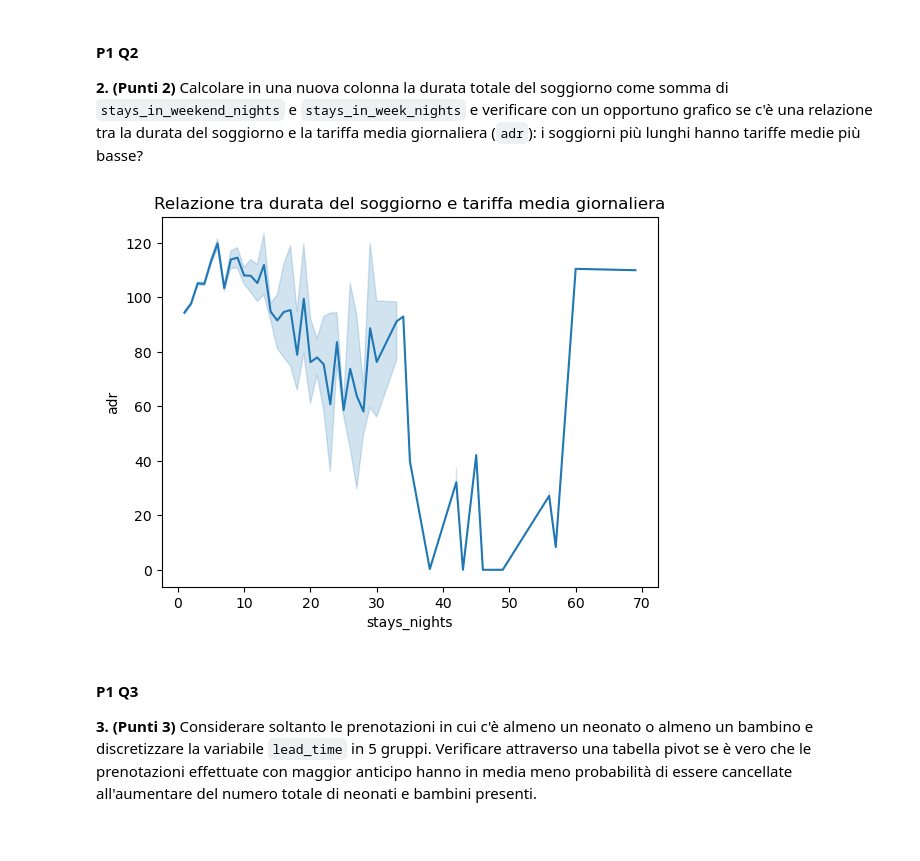
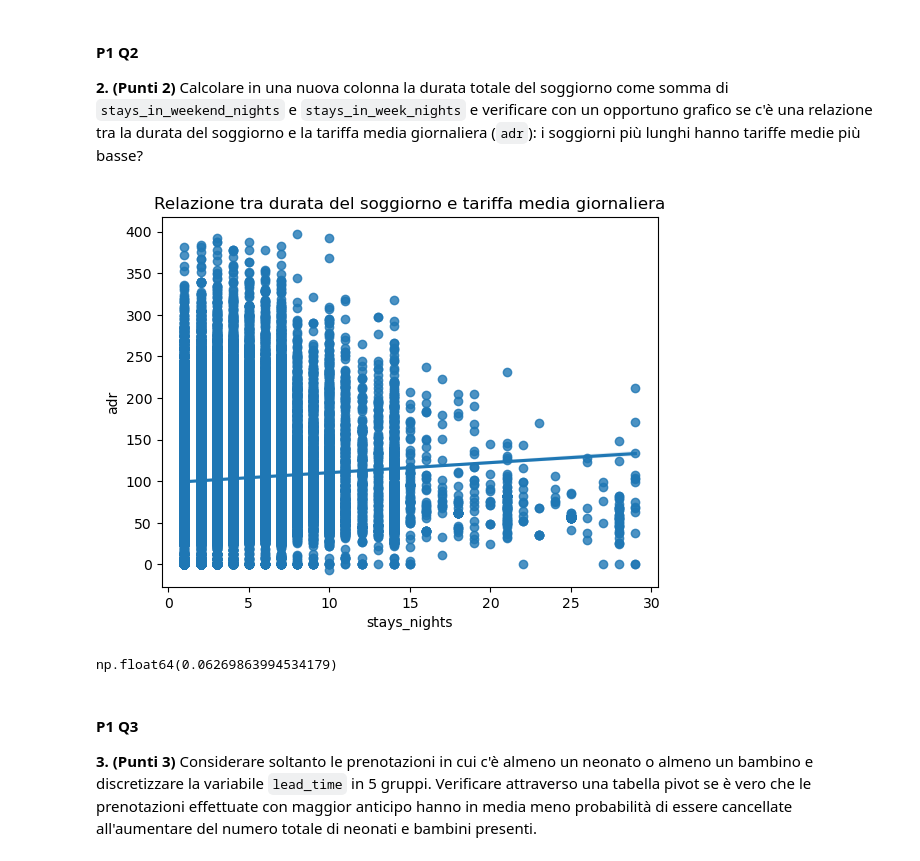
Before and after one commit to nyrfinyr/bdta, a Jupyter notebook: exams/260130/hotel-bookings.ipynb, the cells around one changed output. Cells and saved outputs as stored; diff of their text form; code cells hidden in the pictures.

```diff
--- a/exams/260130/hotel-bookings.ipynb
+++ b/exams/260130/hotel-bookings.ipynb
@@ -80,19 +72,25 @@ Calcolare in una nuova colonna la durata totale del soggiorno come somma di `sta
 # %%
 df['stays_nights'] = df['stays_in_weekend_nights'] + df['stays_in_week_nights']
 
 import seaborn as sns
 import matplotlib.pyplot as plt
 
 filter_condition = (df['adr'] < 1000) & (df['stays_nights'] > 0)
+
 df_plot = df[filter_condition]
+df_plot = df_plot[(df_plot['stays_nights'] < 30) & (df_plot['adr'] < 400)]
 
 plt.title('Relazione tra durata del soggiorno e tariffa media giornaliera')
-sns.lineplot(data=df_plot,
+sns.regplot(data=df_plot,
                 x='stays_nights',
                 y='adr')
 plt.show()
 # %% [output]
-[figure, old version]
+[figure, new version]
+# %%
+df_plot['adr'].corr(df_plot['stays_nights'])
+# %% [output]
+np.float64(0.06269863994534179)
 # %% [markdown]
 #### P1 Q3
 **3. (Punti 3)**
```
Also changed, not shown: parts of 20 cells of this notebook.
